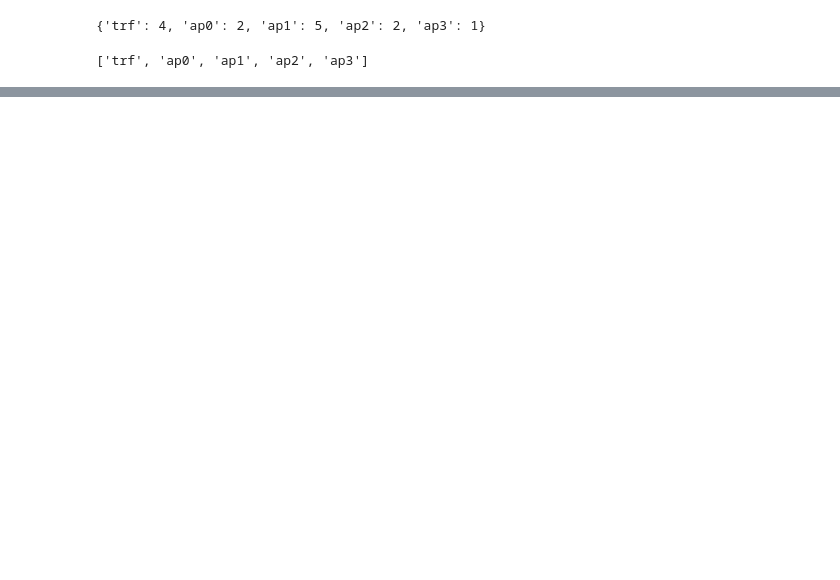
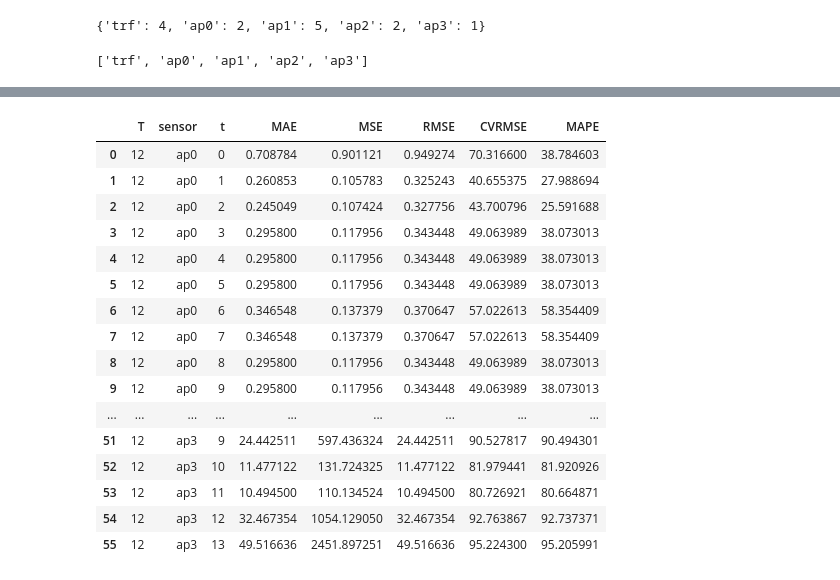
Before and after one commit to fterroso/airpollution_gnn_uca_upct, a Jupyter notebook: 05_analyze_results.ipynb, the cells around one changed output, grey strips where cells are left out. Cells and saved outputs as stored; diff of their text form; code cells hidden in the pictures; blank space fills up the shorter version.

```diff
--- a/05_analyze_results.ipynb
+++ b/05_analyze_results.ipynb
@@ -75,5 +77,60 @@ def compute_metrics_as_dataframe_fn(y_valid, y_hat, particle_name):
         return metrics_df
     except:
         return None
+
+def compute_metrics(y_valid, y_hat):
+    metrics= []
+    metrics_global = {'mse':[],'rmse':[],'mae':[],'cvrmse':[],'mape':[],}
+
+    mae = mean_absolute_error(y_valid, y_hat)
+    mse = mean_squared_error(y_valid, y_hat)
+    rmse= mean_squared_error(y_valid, y_hat, squared = False)
+    cvrmse =  (rmse/np.mean(y_valid))*100 # it is a percentage
+    mape = mape_fn(y_valid, y_hat)
+
+    return mae, mse, rmse, cvrmse, mape
 # %%
+metrics_by_sensors= []
+metrics_by_pollutants= []
 for k in target_nodes:
+    if k != 'trf':
+        y_true_df= y_true_dict[k]
+        y_hat_df= y_hat_dict[k]
+
+        #Metris by station
+        for i in range(y_true_df.shape[0]):
+            mae, mse, rmse, cvrmse, mape= compute_metrics(y_true_df.iloc[i], y_hat_df.iloc[i])
+            #print(y_true_df, y_hat_df, mae, mse, rmse, cvrmse, mape)
+            metrics_by_sensors.append((_T, k, i, mae, mse, rmse, cvrmse, mape))
+
+        for c in y_true_df.columns:
+            c_hat= y_hat_df[c].T
+            c_true= y_true_df[c].T
+            mae, mse, rmse, cvrmse, mape= compute_metrics(c_true, c_hat)
+            metrics_by_pollutants.append((_T, k, c, mae, mse, rmse, cvrmse, mape))
+
+
+metrics_by_sensors_df = pd.DataFrame.from_records(metrics_by_sensors, columns='T sensor t MAE MSE RMSE CVRMSE MAPE'.split())
+metrics_by_pollutants_df = pd.DataFrame.from_records(metrics_by_pollutants, columns='T sensor pollutant MAE MSE RMSE CVRMSE MAPE'.split())
+
+metrics_by_sensors_df.to_csv(os.path.join('results',f'y_hat_{_city}_{_T}_{k}.csv'))
+# %%
+metrics_by_sensors_df
+# %% [output]
+|  | T | sensor | t | MAE | MSE | RMSE | CVRMSE | MAPE |
+| 0 | 12 | ap0 | 0 | 0.708784 | 0.901121 | 0.949274 | 70.316600 | 38.784603 |
+| 1 | 12 | ap0 | 1 | 0.260853 | 0.105783 | 0.325243 | 40.655375 | 27.988694 |
+| 2 | 12 | ap0 | 2 | 0.245049 | 0.107424 | 0.327756 | 43.700796 | 25.591688 |
+| 3 | 12 | ap0 | 3 | 0.295800 | 0.117956 | 0.343448 | 49.063989 | 38.073013 |
+| 4 | 12 | ap0 | 4 | 0.295800 | 0.117956 | 0.343448 | 49.063989 | 38.073013 |
+| 5 | 12 | ap0 | 5 | 0.295800 | 0.117956 | 0.343448 | 49.063989 | 38.073013 |
+| 6 | 12 | ap0 | 6 | 0.346548 | 0.137379 | 0.370647 | 57.022613 | 58.354409 |
+| 7 | 12 | ap0 | 7 | 0.346548 | 0.137379 | 0.370647 | 57.022613 | 58.354409 |
+| 8 | 12 | ap0 | 8 | 0.295800 | 0.117956 | 0.343448 | 49.063989 | 38.073013 |
+| 9 | 12 | ap0 | 9 | 0.295800 | 0.117956 | 0.343448 | 49.063989 | 38.073013 |
+| ... | ... | ... | ... | ... | ... | ... | ... | ... |
+| 51 | 12 | ap3 | 9 | 24.442511 | 597.436324 | 24.442511 | 90.527817 | 90.494301 |
+| 52 | 12 | ap3 | 10 | 11.477122 | 131.724325 | 11.477122 | 81.979441 | 81.920926 |
+| 53 | 12 | ap3 | 11 | 10.494500 | 110.134524 | 10.494500 | 80.726921 | 80.664871 |
+| 54 | 12 | ap3 | 12 | 32.467354 | 1054.129050 | 32.467354 | 92.763867 | 92.737371 |
+| 55 | 12 | ap3 | 13 | 49.516636 | 2451.897251 | 49.516636 | 95.224300 | 95.205991 |
```
Also changed, not shown: parts of 8 cells of this notebook.
